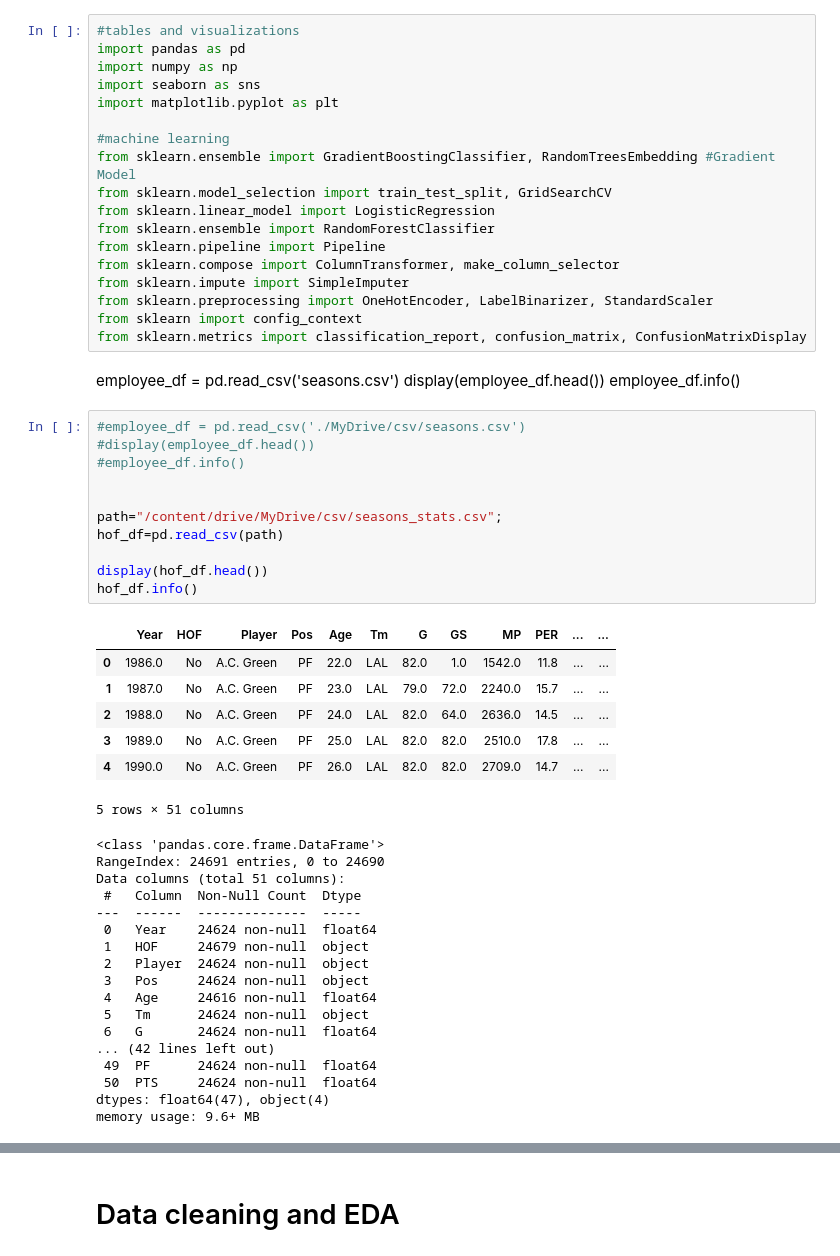
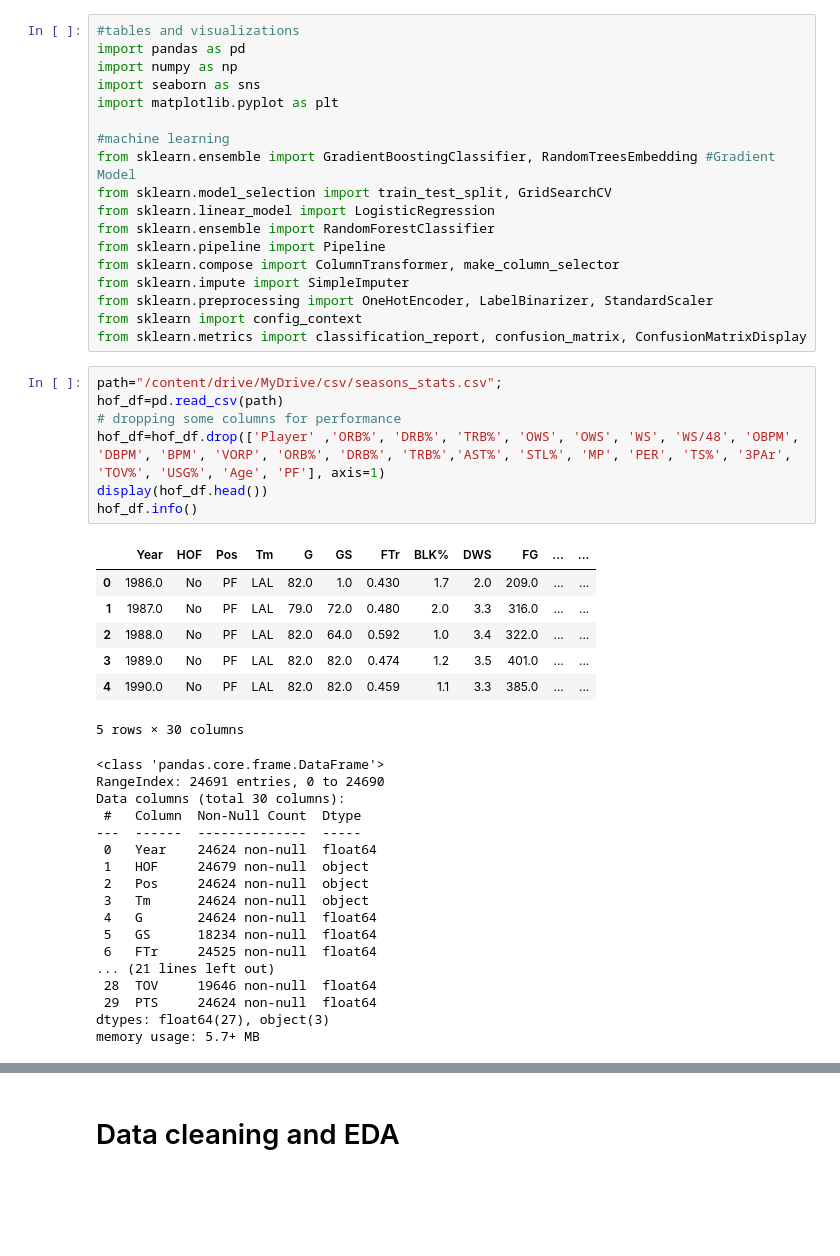
Before and after one commit to vanderbilt-ml/-51-assign05-BRay, a Jupyter notebook: Assignment05_bray_hof_template.ipynb, the cells around one changed output, grey strips where cells are left out. Cells and saved outputs as stored; diff of their text form; blank space fills up the shorter version.

```diff
--- a/Assignment05_bray_hof_template.ipynb
+++ b/Assignment05_bray_hof_template.ipynb
@@ -27,46 +27,38 @@ from sklearn.impute import SimpleImputer
 from sklearn.preprocessing import OneHotEncoder, LabelBinarizer, StandardScaler
 from sklearn import config_context
 from sklearn.metrics import classification_report, confusion_matrix, ConfusionMatrixDisplay
-# %% [markdown]
-employee_df = pd.read_csv('seasons.csv')
-display(employee_df.head())
-employee_df.info()
-# %%
-#employee_df = pd.read_csv('./MyDrive/csv/seasons.csv')
-#display(employee_df.head())
-#employee_df.info()
-
-
-path="/content/drive/MyDrive/csv/seasons_stats.csv";
-hof_df=pd.read_csv(path)
-
-display(hof_df.head())
-hof_df.info()
-# %% [output]
-|  | Year | HOF | Player | Pos | Age | Tm | G | GS | MP | PER | ... | ... |
-| 0 | 1986.0 | No | A.C. Green | PF | 22.0 | LAL | 82.0 | 1.0 | 1542.0 | 11.8 | ... | ... |
-| 1 | 1987.0 | No | A.C. Green | PF | 23.0 | LAL | 79.0 | 72.0 | 2240.0 | 15.7 | ... | ... |
-| 2 | 1988.0 | No | A.C. Green | PF | 24.0 | LAL | 82.0 | 64.0 | 2636.0 | 14.5 | ... | ... |
-| 3 | 1989.0 | No | A.C. Green | PF | 25.0 | LAL | 82.0 | 82.0 | 2510.0 | 17.8 | ... | ... |
-| 4 | 1990.0 | No | A.C. Green | PF | 26.0 | LAL | 82.0 | 82.0 | 2709.0 | 14.7 | ... | ... |
-5 rows × 51 columns
-<class 'pandas.core.frame.DataFrame'>
-RangeIndex: 24691 entries, 0 to 24690
-Data columns (total 51 columns):
- #   Column  Non-Null Count  Dtype
----  ------  --------------  -----
- 0   Year    24624 non-null  float64
- 1   HOF     24679 non-null  object
- 2   Player  24624 non-null  object
- 3   Pos     24624 non-null  object
- 4   Age     24616 non-null  float64
- 5   Tm      24624 non-null  object
- 6   G       24624 non-null  float64
-... (42 lines left out)
- 49  PF      24624 non-null  float64
- 50  PTS     24624 non-null  float64
-dtypes: float64(47), object(4)
-memory usage: 9.6+ MB
+# %%
+path="/content/drive/MyDrive/csv/seasons_stats.csv";
+hof_df=pd.read_csv(path)
+# dropping some columns for performance
+hof_df=hof_df.drop(['Player' ,'ORB%', 'DRB%', 'TRB%', 'OWS', 'OWS', 'WS', 'WS/48', 'OBPM', 'DBPM', 'BPM', 'VORP', 'ORB%', 'DRB%', 'TRB%','AST%', 'STL%', 'MP', 'PER', 'TS%', '3PAr', 'TOV%', 'USG%', 'Age', 'PF'], axis=1)
+display(hof_df.head())
+hof_df.info()
+# %% [output]
+|  | Year | HOF | Pos | Tm | G | GS | FTr | BLK% | DWS | FG | ... | ... |
+| 0 | 1986.0 | No | PF | LAL | 82.0 | 1.0 | 0.430 | 1.7 | 2.0 | 209.0 | ... | ... |
+| 1 | 1987.0 | No | PF | LAL | 79.0 | 72.0 | 0.480 | 2.0 | 3.3 | 316.0 | ... | ... |
+| 2 | 1988.0 | No | PF | LAL | 82.0 | 64.0 | 0.592 | 1.0 | 3.4 | 322.0 | ... | ... |
+| 3 | 1989.0 | No | PF | LAL | 82.0 | 82.0 | 0.474 | 1.2 | 3.5 | 401.0 | ... | ... |
+| 4 | 1990.0 | No | PF | LAL | 82.0 | 82.0 | 0.459 | 1.1 | 3.3 | 385.0 | ... | ... |
+5 rows × 30 columns
+<class 'pandas.core.frame.DataFrame'>
+RangeIndex: 24691 entries, 0 to 24690
+Data columns (total 30 columns):
+ #   Column  Non-Null Count  Dtype
+---  ------  --------------  -----
+ 0   Year    24624 non-null  float64
+ 1   HOF     24679 non-null  object
+ 2   Pos     24624 non-null  object
+ 3   Tm      24624 non-null  object
+ 4   G       24624 non-null  float64
+ 5   GS      18234 non-null  float64
+ 6   FTr     24525 non-null  float64
+... (21 lines left out)
+ 28  TOV     19646 non-null  float64
+ 29  PTS     24624 non-null  float64
+dtypes: float64(27), object(3)
+memory usage: 5.7+ MB
 # %%
 hof_df.isna().sum()
 # %% [output]
```
Also changed, not shown: parts of 24 cells of this notebook.
